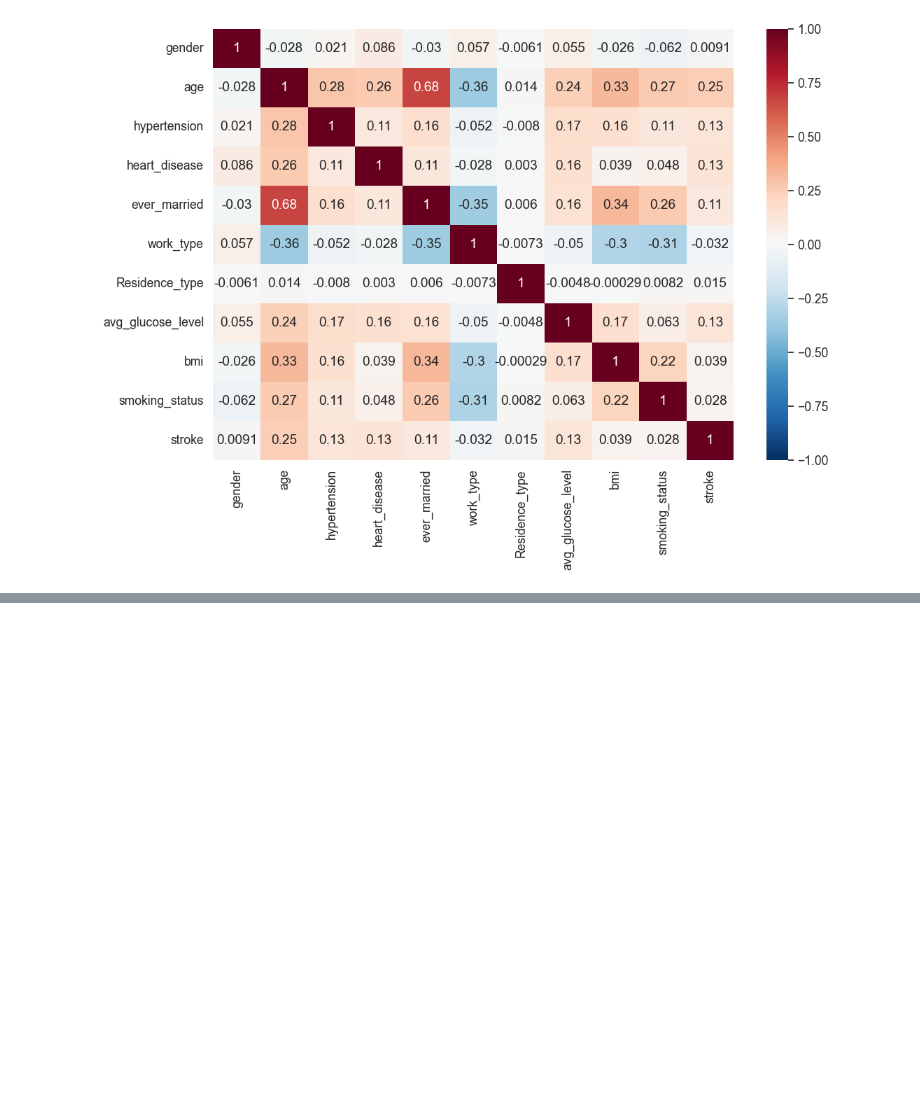
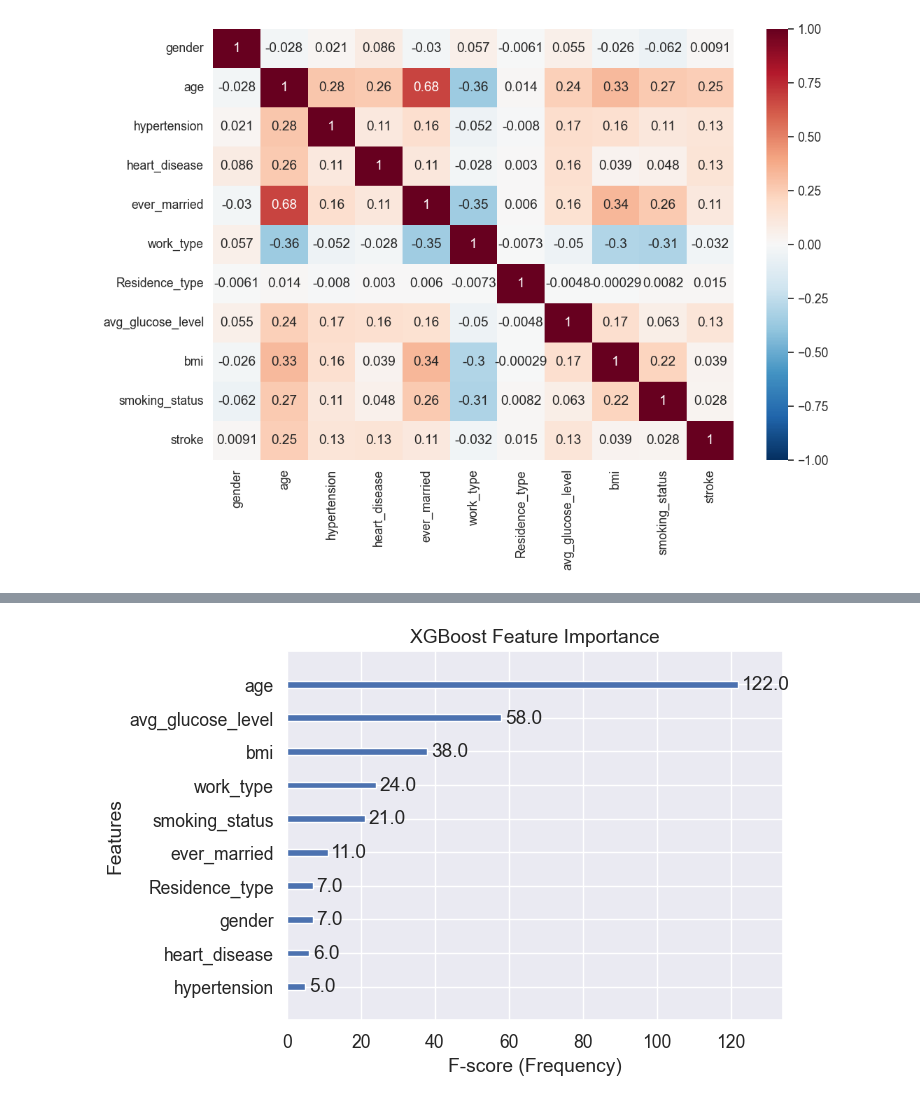
Before and after one commit to NovikovAnton-code/Stroke-Prediction-Course-Work, a Jupyter notebook: Stroke_Prediction.ipynb, the cells around one changed output, grey strips where cells are left out. Cells and saved outputs as stored; diff of their text form; code cells hidden in the pictures; blank space fills up the shorter version.

```diff
--- a/Stroke_Prediction.ipynb
+++ b/Stroke_Prediction.ipynb
@@ -607,0 +658,6 @@ sns.heatmap(
+# %%
+model_xgb = XGBClassifier(max_depth=2, max_leaves=50, n_estimators=100)
+# %%
+eval_set = [(X_train, y_train), (X_test, y_test)]
+# %%
+model_xgb.fit(X_train, y_train, eval_set=eval_set, verbose=True)
@@ -607,0 +695,8 @@ sns.heatmap(
+# %%
+plot_importance(model_xgb)
+plt.title("XGBoost Feature Importance")
+plt.xlabel("F-score (Frequency)")
+plt.ylabel("Features")
+plt.show()
+# %% [output]
+[figure, added]
```
Also changed, not shown: parts of 14 cells of this notebook.
